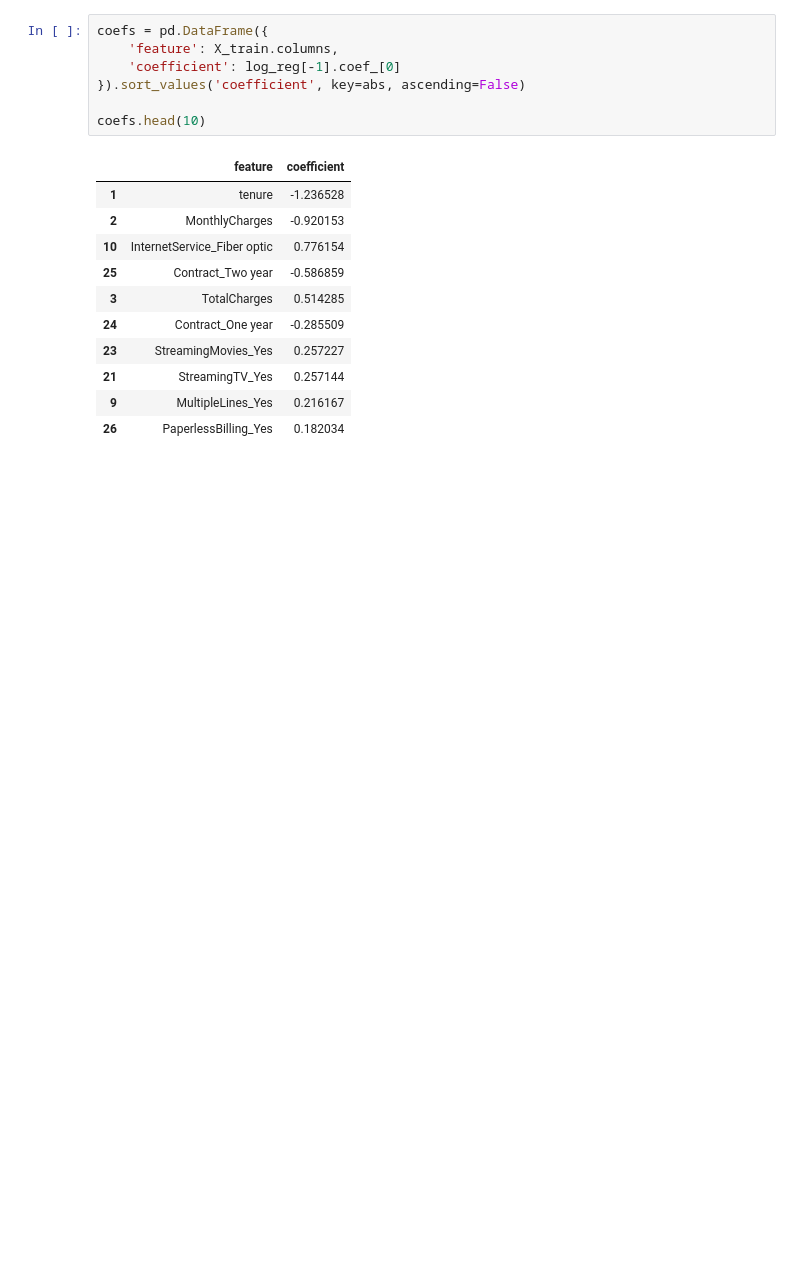
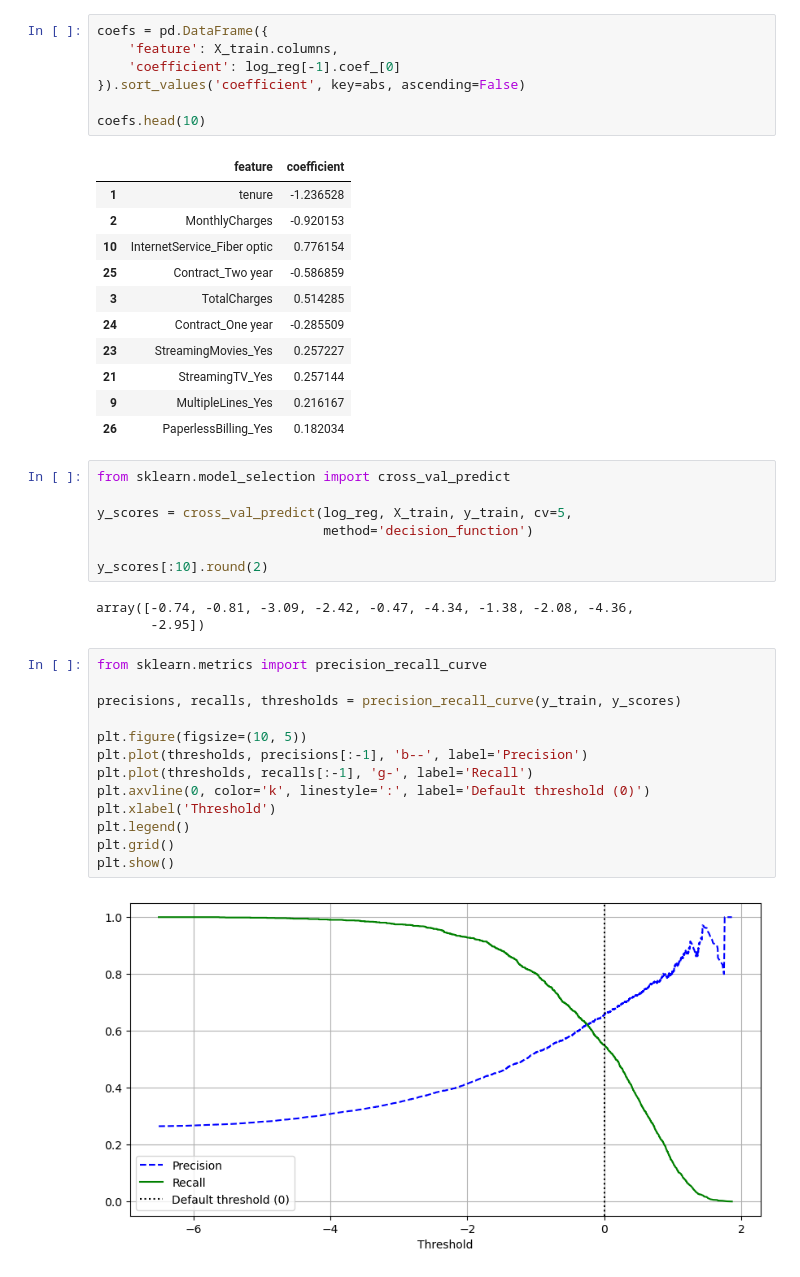
Before and after one commit to EvezMemmedov/End-to-End-Data-Science, a Jupyter notebook: Project-02/telco_churn_ml.ipynb, the cells around one changed output. Saved outputs shown, nothing was run; the diff lists cells and outputs as text; blank space fills up the shorter version.

```diff
--- a/Project-02/telco_churn_ml.ipynb
+++ b/Project-02/telco_churn_ml.ipynb
@@ -390,3 +388,28 @@ coefs.head(10)
 | 21 | StreamingTV_Yes | 0.257144 |
 | 9 | MultipleLines_Yes | 0.216167 |
 | 26 | PaperlessBilling_Yes | 0.182034 |
+# %%
+from sklearn.model_selection import cross_val_predict
+
+y_scores = cross_val_predict(log_reg, X_train, y_train, cv=5,
+                             method='decision_function')
+
+y_scores[:10].round(2)
+# %% [output]
+array([-0.74, -0.81, -3.09, -2.42, -0.47, -4.34, -1.38, -2.08, -4.36,
+       -2.95])
+# %%
+from sklearn.metrics import precision_recall_curve
+
+precisions, recalls, thresholds = precision_recall_curve(y_train, y_scores)
+
+plt.figure(figsize=(10, 5))
+plt.plot(thresholds, precisions[:-1], 'b--', label='Precision')
+plt.plot(thresholds, recalls[:-1], 'g-', label='Recall')
+plt.axvline(0, color='k', linestyle=':', label='Default threshold (0)')
+plt.xlabel('Threshold')
+plt.legend()
+plt.grid()
+plt.show()
+# %% [output]
+[figure, added]
```
Also changed, not shown: parts of 12 cells of this notebook.
